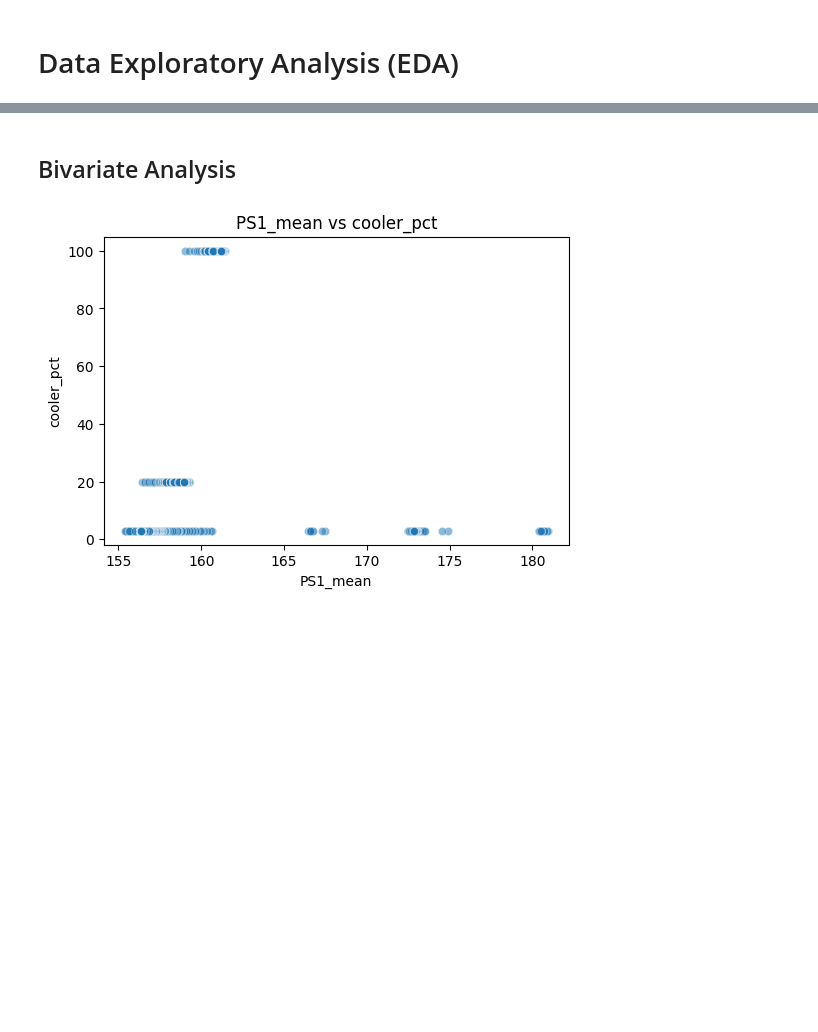
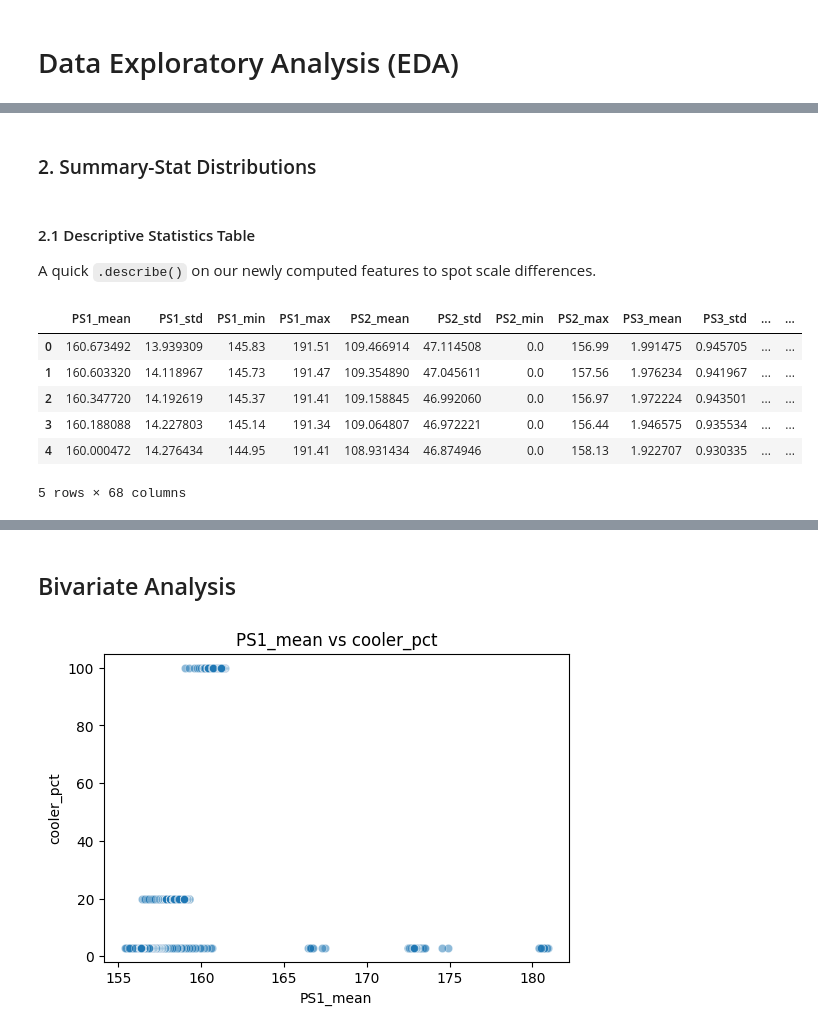
Before and after one commit to jeremiafourie/HydraulicHealth-Monitoring, a Jupyter notebook: notebooks/eda.ipynb, the cells around one changed output, grey strips where cells are left out. Drawn from its saved outputs; the diff is of its cells as text; code cells hidden in the pictures; blank space fills up the shorter version.

```diff
--- a/notebooks/eda.ipynb
+++ b/notebooks/eda.ipynb
@@ -35,0 +48,17 @@ plt.show()
+# %% [markdown]
+### 2. Summary-Stat Distributions
+# %% [markdown]
+#### 2.1 Descriptive Statistics Table
+A quick `.describe()` on our newly computed features to spot scale differences.
+# %%
+desc = df[summary_cols].describe().T
+# display top 8 rows for brevity
+desc.head(10)
+# %% [output]
+|  | PS1_mean | PS1_std | PS1_min | PS1_max | PS2_mean | PS2_std | PS2_min | PS2_max | PS3_mean | PS3_std | ... | ... |
+| 0 | 160.673492 | 13.939309 | 145.83 | 191.51 | 109.466914 | 47.114508 | 0.0 | 156.99 | 1.991475 | 0.945705 | ... | ... |
+| 1 | 160.603320 | 14.118967 | 145.73 | 191.47 | 109.354890 | 47.045611 | 0.0 | 157.56 | 1.976234 | 0.941967 | ... | ... |
+| 2 | 160.347720 | 14.192619 | 145.37 | 191.41 | 109.158845 | 46.992060 | 0.0 | 156.97 | 1.972224 | 0.943501 | ... | ... |
+| 3 | 160.188088 | 14.227803 | 145.14 | 191.34 | 109.064807 | 46.972221 | 0.0 | 156.44 | 1.946575 | 0.935534 | ... | ... |
+| 4 | 160.000472 | 14.276434 | 144.95 | 191.41 | 108.931434 | 46.874946 | 0.0 | 158.13 | 1.922707 | 0.930335 | ... | ... |
+5 rows × 68 columns
```
Also changed, not shown: parts of 9 cells of this notebook.
